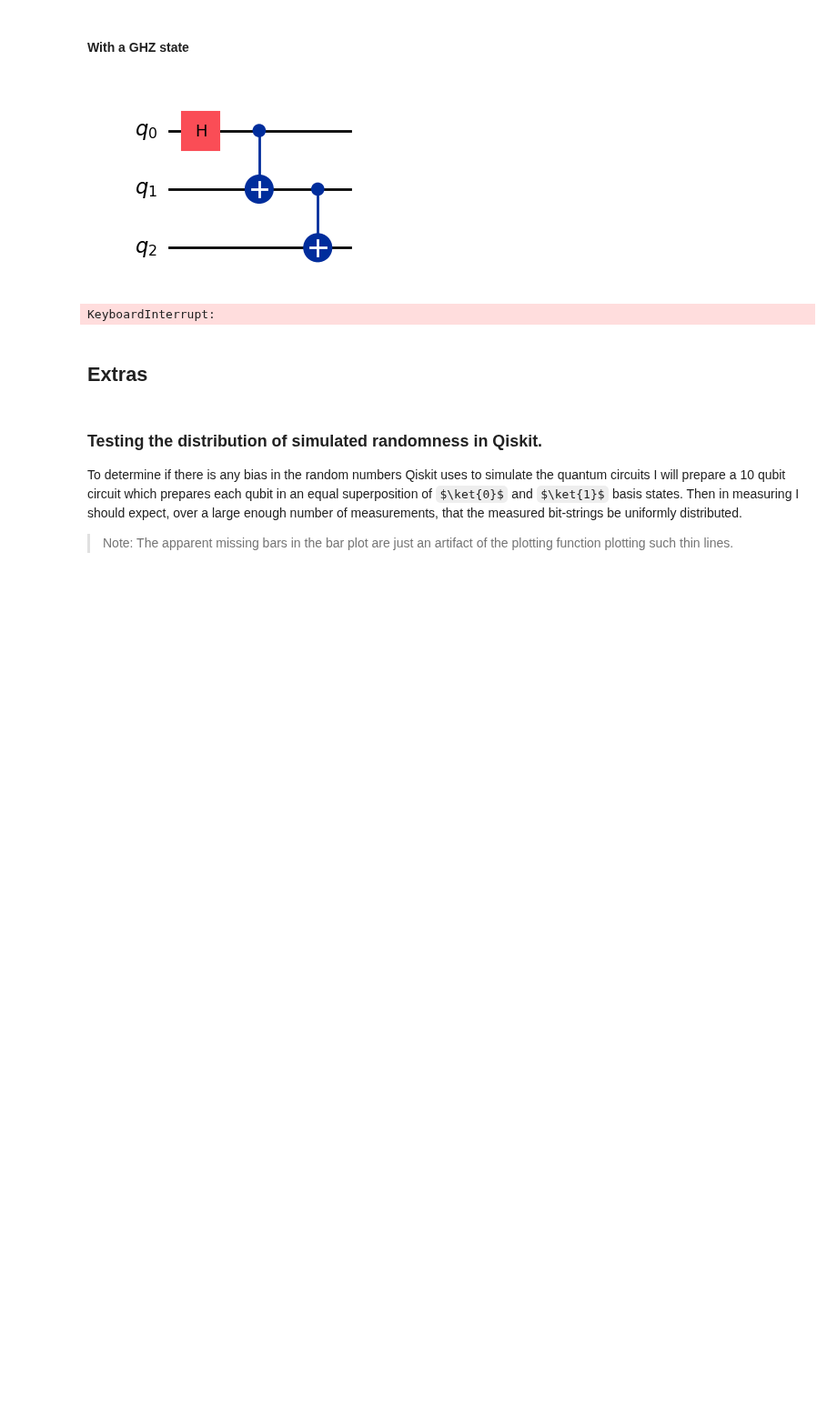
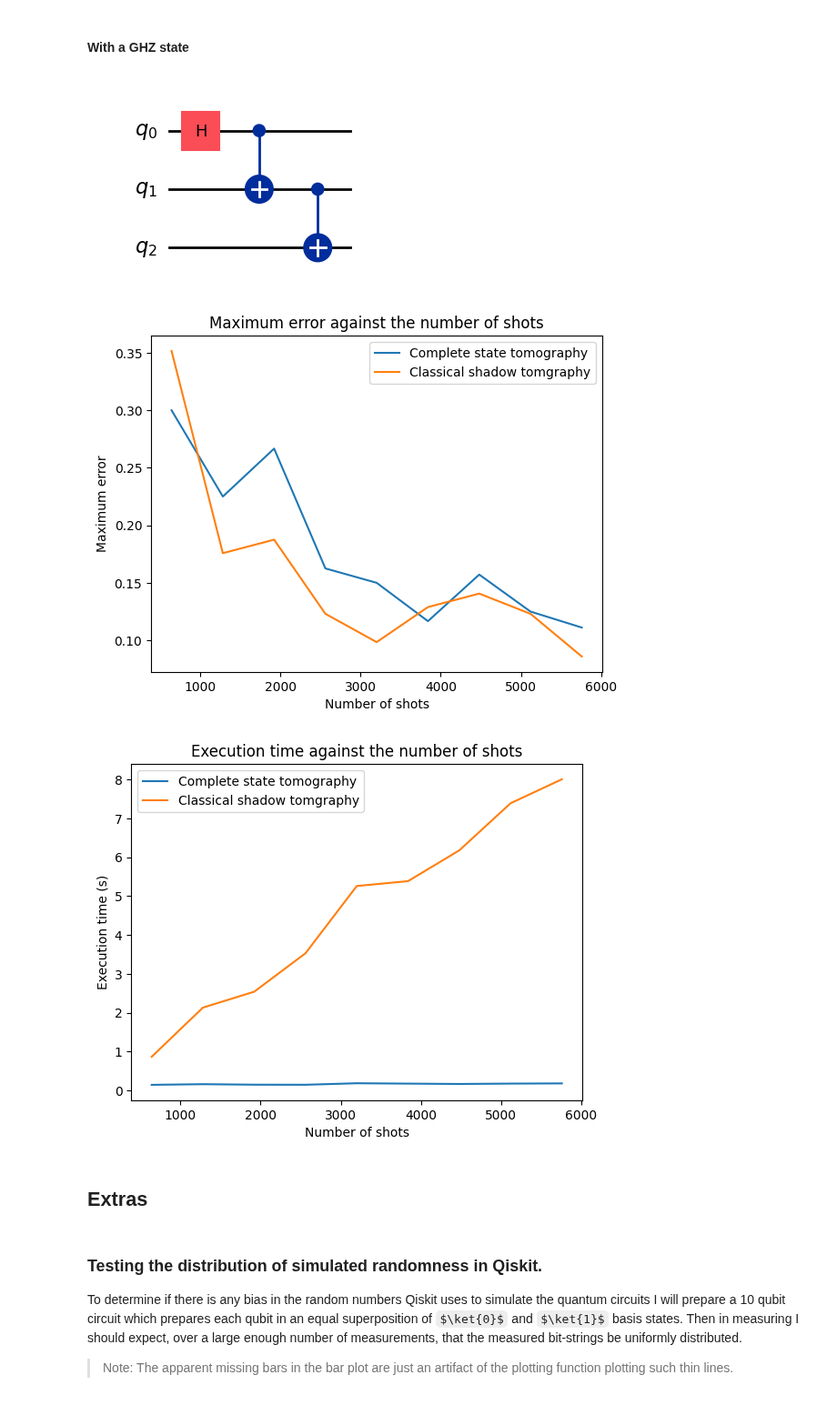
Before and after one commit to ZacharyKokot/Summer-Research-2024, a Jupyter notebook: ShadowTomography.ipynb, the cells around one changed output. Shown at 91% size. Drawn from its saved outputs; the diff is of its cells as text; code cells hidden in the pictures; some formulas as TeX source; blank space fills up the shorter version.

```diff
--- a/ShadowTomography.ipynb
+++ b/ShadowTomography.ipynb
@@ -1256,7 +1258,7 @@ ghz_state_qc.draw("mpl")
 [figure]
 # %%
 # An array of the total number of state copies to take measurements on. All multiples of 64 = 4^3 ensures that the number of shots divides evenly into the number of expectation values the complete state tomography method estimates.
-shots_list = range(640, 64000, 640)
+shots_list = range(640, 6400, 640)
 
 # Generate the 2-qubit Pauli observables.
 observables = two_point_paulis(ghz_state_qc.num_qubits)
@@ -1311,34 +1313,35 @@ for shots in shots_list:
     for observable in observables:
         shadow_expectations.append(estimate_pauli_observable(shadow, observable))
 
     end = time.time()
 
     shadow_times.append(end - start)
     ################################################################################################################
 
     # Compute the maximum error for the shadow method.
     max_shadow_error.append(np.max(np.abs(np.array(true_expectations) - np.array(shadow_expectations))))
 
 # Plots
 # Plot the maximum error for each estimation method against the number of shots.
 plt.plot(shots_list, max_tomography_error, label = "Complete state tomography")
 plt.plot(shots_list, max_shadow_error, label = "Classical shadow tomgraphy")
 plt.xlabel("Number of shots")
 plt.ylabel("Maximum error")
 plt.title("Maximum error against the number of shots")
 plt.legend()
 plt.show()
 
 # Plot the execution times for each estimation method against the number of shots.
 plt.plot(shots_list, tomography_times, label = "Complete state tomography")
 plt.plot(shots_list, shadow_times, label = "Classical shadow tomgraphy")
 plt.xlabel("Number of shots")
 plt.ylabel("Execution time (s)")
 plt.title("Execution time against the number of shots")
 plt.legend()
 plt.show()
 # %% [output]
-KeyboardInterrupt:
+[figure, added]
+[figure, added]
 # %% [markdown]
 ## Extras
 # %% [markdown]
```
Also changed, not shown: parts of 11 cells of this notebook, 7 other files.
